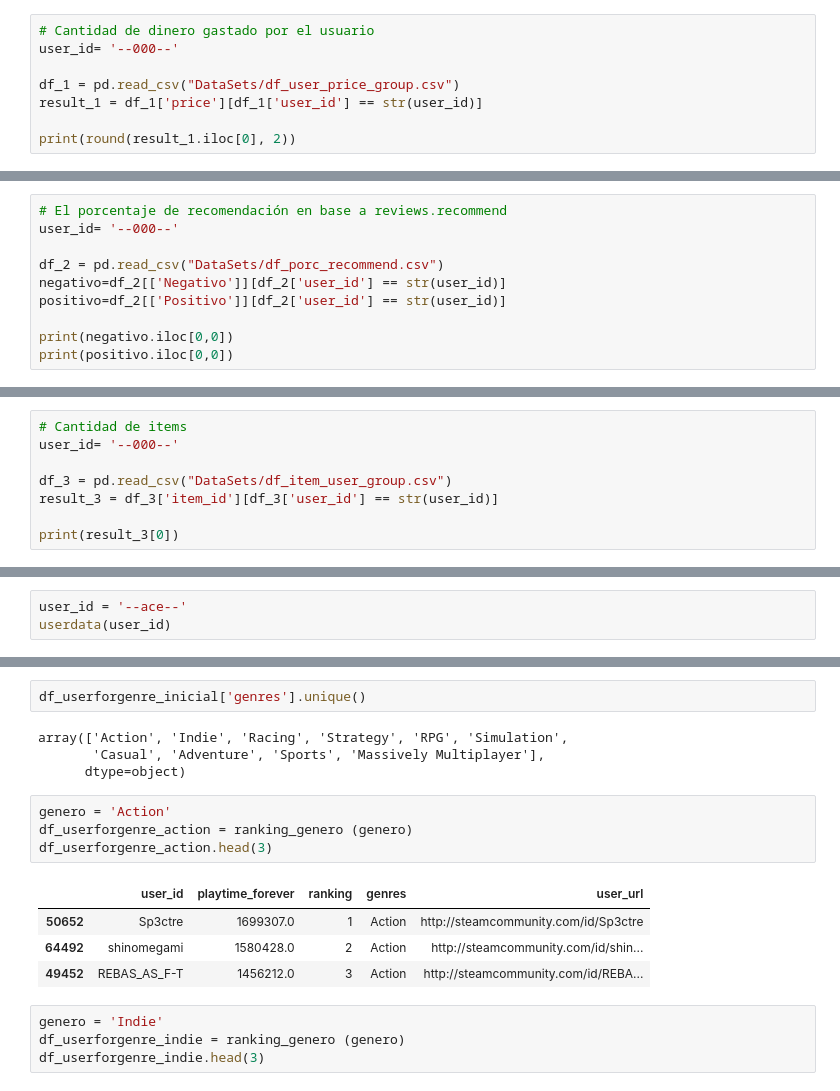
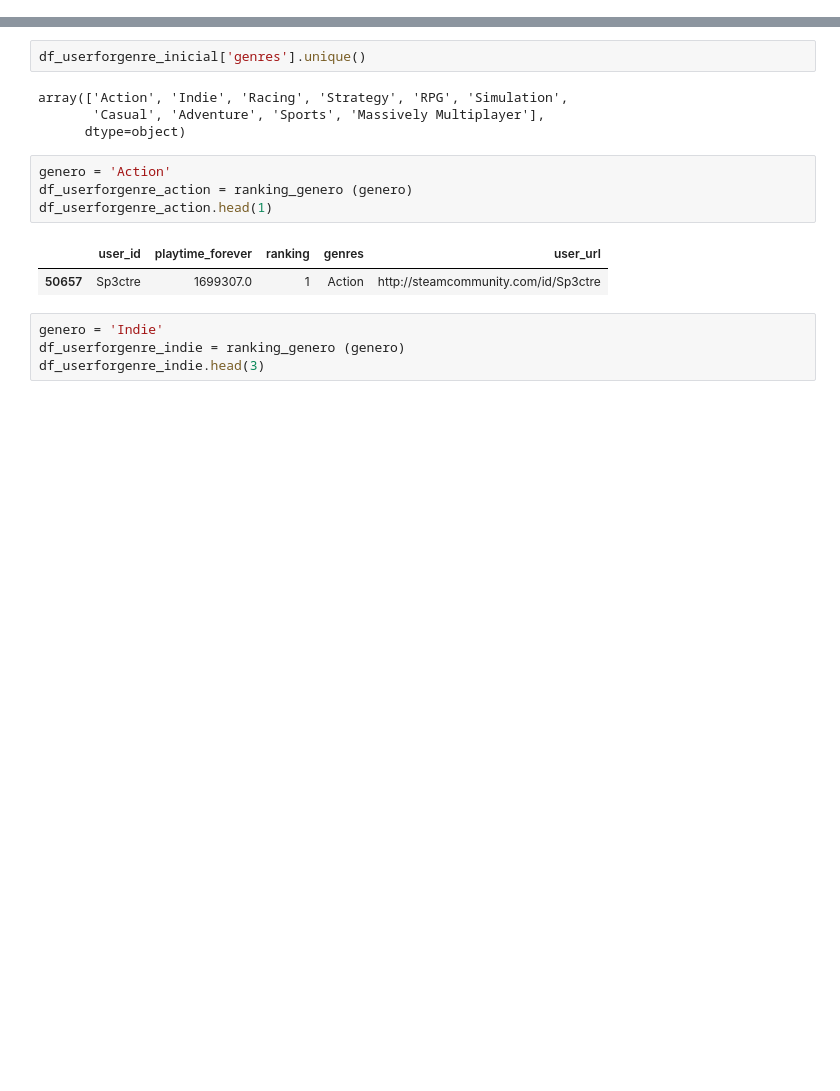
Before and after one commit to PaulaPerosio/PI_Sistema_de_Recomendacion, a Jupyter notebook: PI_1.ipynb, the cells around one changed output, grey strips where cells are left out. Cells and saved outputs as stored; diff of their text form; blank space fills up the shorter version.

```diff
--- a/PI_1.ipynb
+++ b/PI_1.ipynb
@@ -979,8 +811,0 @@ df_porc_recommend.to_csv("DataSets/df_porc_recommend.csv",index=False)
-# %%
-# Cantidad de dinero gastado por el usuario
-user_id= '--000--'
-
-df_1 = pd.read_csv("DataSets/df_user_price_group.csv")
-result_1 = df_1['price'][df_1['user_id'] == str(user_id)]
-
-print(round(result_1.iloc[0], 2))
@@ -989,10 +811,0 @@ print(round(result_1.iloc[0], 2))
-# %%
-# El porcentaje de recomendación en base a reviews.recommend
-user_id= '--000--'
-
-df_2 = pd.read_csv("DataSets/df_porc_recommend.csv")
-negativo=df_2[['Negativo']][df_2['user_id'] == str(user_id)]
-positivo=df_2[['Positivo']][df_2['user_id'] == str(user_id)]
-
-print(negativo.iloc[0,0])
-print(positivo.iloc[0,0])
@@ -1002,8 +811,0 @@ print(positivo.iloc[0,0])
-# %%
-# Cantidad de items
-user_id= '--000--'
-
-df_3 = pd.read_csv("DataSets/df_item_user_group.csv")
-result_3 = df_3['item_id'][df_3['user_id'] == str(user_id)]
-
-print(result_3[0])
@@ -1035,3 +811,0 @@ def userdata(user_id):
-# %%
-user_id = '--ace--'
-userdata(user_id)
@@ -1283,12 +1026,10 @@ array(['Action', 'Indie', 'Racing', 'Strategy', 'RPG', 'Simulation',
 # %%
 genero = 'Action'
 df_userforgenre_action = ranking_genero (genero)
-df_userforgenre_action.head(3)
+df_userforgenre_action.head(1)
 # %% [output]
 |  | user_id | playtime_forever | ranking | genres | user_url |
-| 50652 | Sp3ctre | 1699307.0 | 1 | Action | http://steamcommunity.com/id/Sp3ctre |
-| 64492 | shinomegami | 1580428.0 | 2 | Action | http://steamcommunity.com/id/shin... |
-| 49452 | REBAS_AS_F-T | 1456212.0 | 3 | Action | http://steamcommunity.com/id/REBA... |
+| 50657 | Sp3ctre | 1699307.0 | 1 | Action | http://steamcommunity.com/id/Sp3ctre |
 # %%
 genero = 'Indie'
 df_userforgenre_indie = ranking_genero (genero)
```
Also changed, not shown: parts of 107 cells of this notebook, 14 other files.
